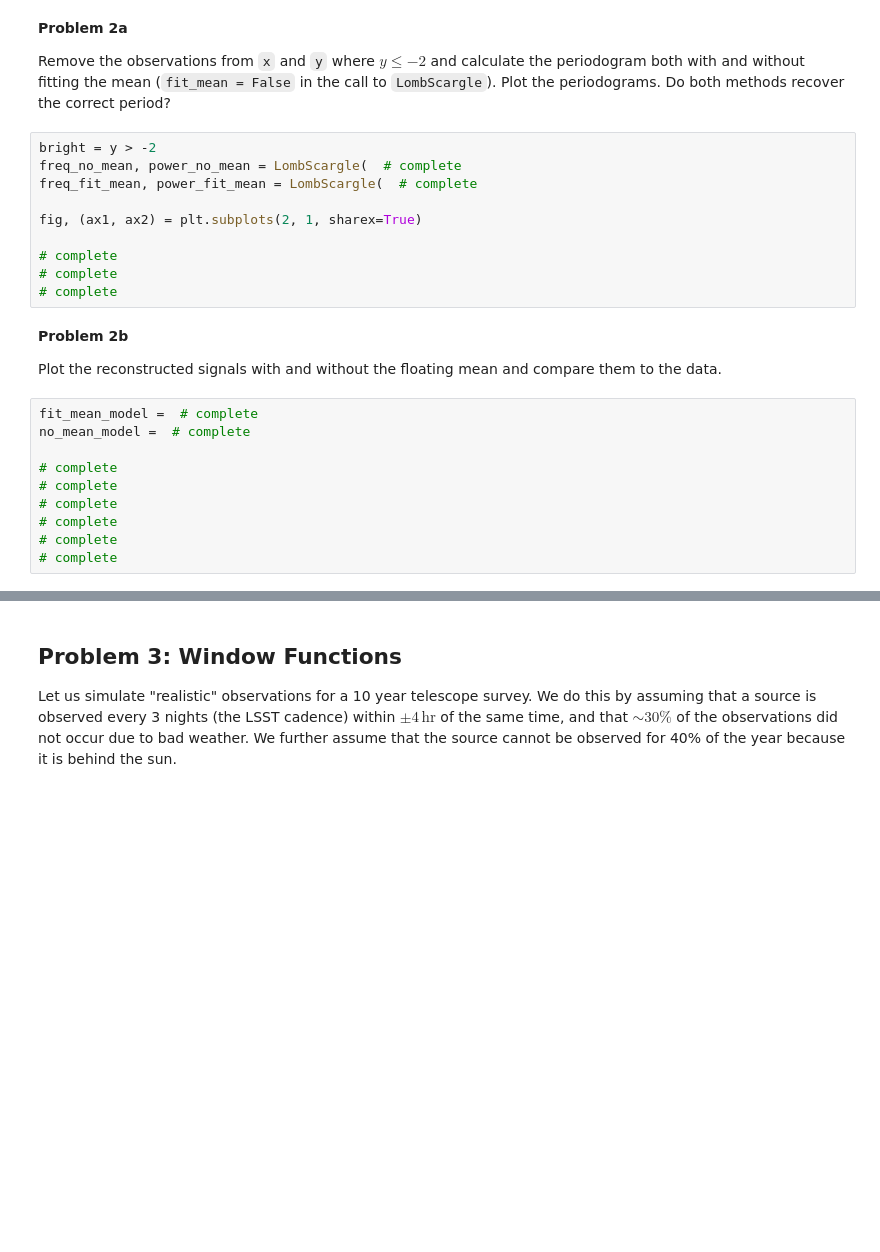
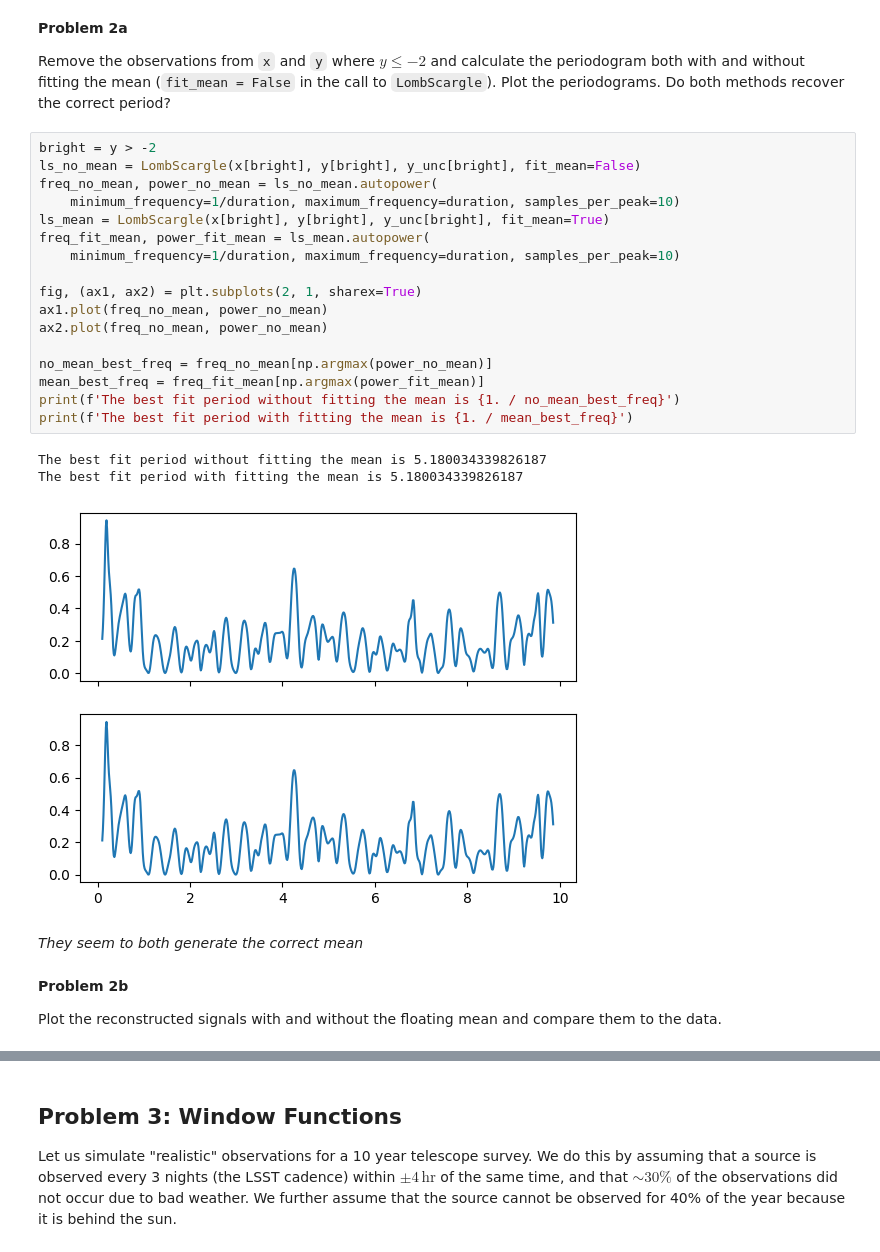
Before and after one commit to ASTR154/time-series, a Jupyter notebook: time-series.ipynb, the cells around one changed output, grey strips where cells are left out. Cells and saved outputs as stored; diff of their text form; blank space fills up the shorter version.

```diff
--- a/time-series.ipynb
+++ b/time-series.ipynb
@@ -165,27 +164,30 @@ To illustrate why this is important for astronomy, assume that any signal fainte
 **Problem 2a**
 
 Remove the observations from `x` and `y` where $y \le -2$ and calculate the periodogram both with and without fitting the mean (`fit_mean = False` in the call to `LombScargle`). Plot the periodograms. Do both methods recover the correct period?
-# %%
-bright = y > -2
-freq_no_mean, power_no_mean = LombScargle(  # complete
-freq_fit_mean, power_fit_mean = LombScargle(  # complete
-
-fig, (ax1, ax2) = plt.subplots(2, 1, sharex=True)
-
-# complete
-# complete
-# complete
+# %%
+bright = y > -2
+ls_no_mean = LombScargle(x[bright], y[bright], y_unc[bright], fit_mean=False)
+freq_no_mean, power_no_mean = ls_no_mean.autopower(
+    minimum_frequency=1/duration, maximum_frequency=duration, samples_per_peak=10)
+ls_mean = LombScargle(x[bright], y[bright], y_unc[bright], fit_mean=True)
+freq_fit_mean, power_fit_mean = ls_mean.autopower(
+    minimum_frequency=1/duration, maximum_frequency=duration, samples_per_peak=10)
+
+fig, (ax1, ax2) = plt.subplots(2, 1, sharex=True)
+ax1.plot(freq_no_mean, power_no_mean)
+ax2.plot(freq_no_mean, power_no_mean)
+
+no_mean_best_freq = freq_no_mean[np.argmax(power_no_mean)]
+mean_best_freq = freq_fit_mean[np.argmax(power_fit_mean)]
+print(f'The best fit period without fitting the mean is {1. / no_mean_best_freq}')
+print(f'The best fit period with fitting the mean is {1. / mean_best_freq}')
+# %% [output]
+The best fit period without fitting the mean is 5.180034339826187
+The best fit period with fitting the mean is 5.180034339826187
+[figure, added]
+# %% [markdown]
+*They seem to both generate the correct mean*
 # %% [markdown]
 **Problem 2b**
 
 Plot the reconstructed signals with and without the floating mean and compare them to the data.
-# %%
-fit_mean_model =  # complete
-no_mean_model =  # complete
-
-# complete
-# complete
-# complete
-# complete
-# complete
-# complete
```
Also changed, not shown: parts of 11 cells of this notebook.
